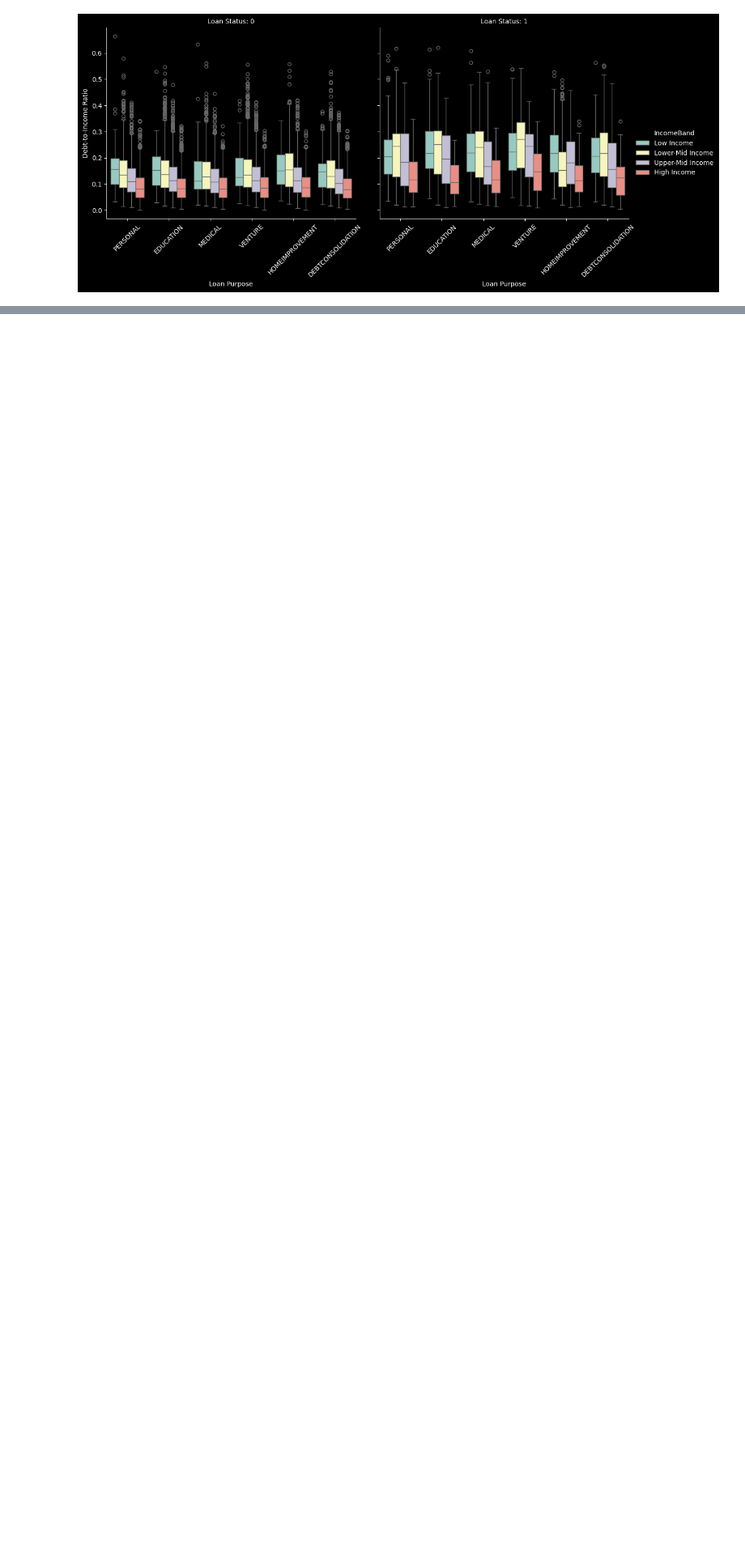
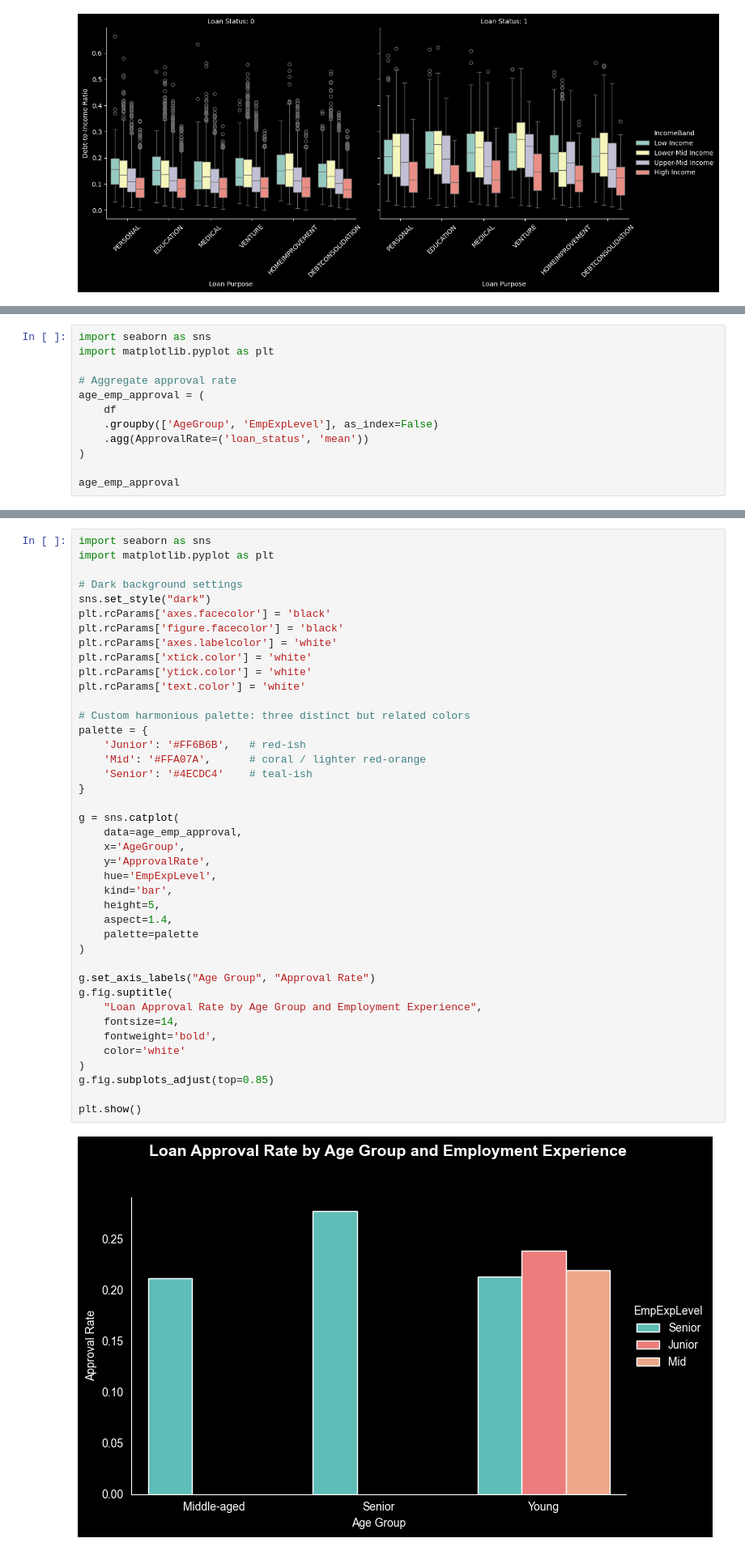
Before and after one commit to Syed313110/Loan_data_analysis, a Jupyter notebook: jupyter_notebooks/loan_approval_analysis.ipynb, the cells around one changed output, grey strips where cells are left out. Shown: that part at 81% size. Cells and saved outputs as stored; diff of their text form; blank space fills up the shorter version.

```diff
--- a/jupyter_notebooks/loan_approval_analysis.ipynb
+++ b/jupyter_notebooks/loan_approval_analysis.ipynb
@@ -421,0 +428,12 @@ Faceting by approval clearly highlights the structural differences between appro
+# %%
+import seaborn as sns
+import matplotlib.pyplot as plt
+
+# Aggregate approval rate
+age_emp_approval = (
+    df
+    .groupby(['AgeGroup', 'EmpExpLevel'], as_index=False)
+    .agg(ApprovalRate=('loan_status', 'mean'))
+)
+
+age_emp_approval
@@ -421,0 +449,43 @@ Faceting by approval clearly highlights the structural differences between appro
+# %%
+import seaborn as sns
+import matplotlib.pyplot as plt
+
+# Dark background settings
+sns.set_style("dark")
+plt.rcParams['axes.facecolor'] = 'black'
+plt.rcParams['figure.facecolor'] = 'black'
+plt.rcParams['axes.labelcolor'] = 'white'
+plt.rcParams['xtick.color'] = 'white'
+plt.rcParams['ytick.color'] = 'white'
+plt.rcParams['text.color'] = 'white'
+
+# Custom harmonious palette: three distinct but related colors
+palette = {
+    'Junior': '#FF6B6B',   # red-ish
+    'Mid': '#FFA07A',      # coral / lighter red-orange
+    'Senior': '#4ECDC4'    # teal-ish
+}
+
+g = sns.catplot(
+    data=age_emp_approval,
+    x='AgeGroup',
+    y='ApprovalRate',
+    hue='EmpExpLevel',
+    kind='bar',
+    height=5,
+    aspect=1.4,
+    palette=palette
+)
+
+g.set_axis_labels("Age Group", "Approval Rate")
+g.fig.suptitle(
+    "Loan Approval Rate by Age Group and Employment Experience",
+    fontsize=14,
+    fontweight='bold',
+    color='white'
+)
+g.fig.subplots_adjust(top=0.85)
+
+plt.show()
+# %% [output]
+[figure, added]
```
Also changed, not shown: parts of 13 cells of this notebook.
